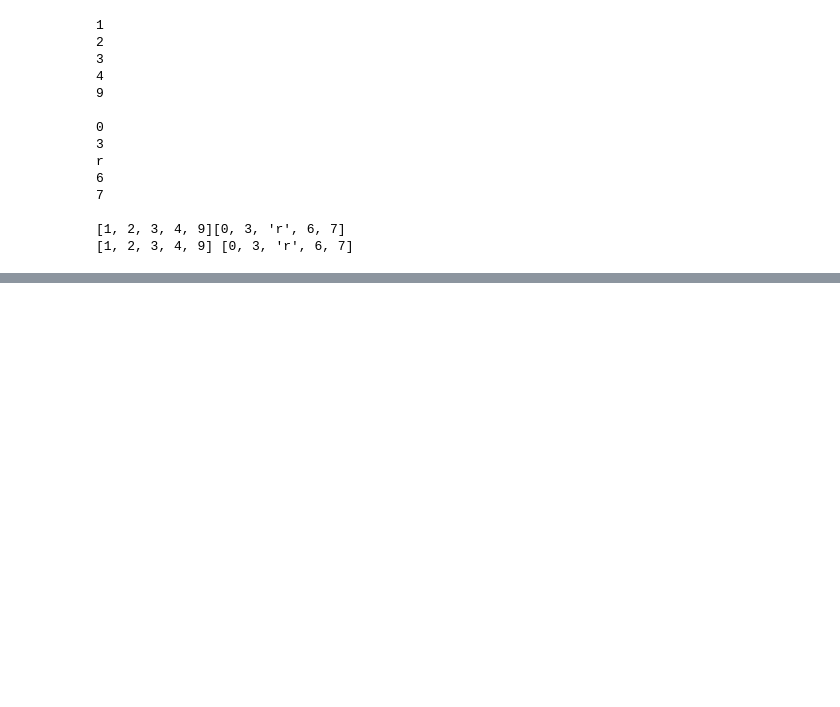
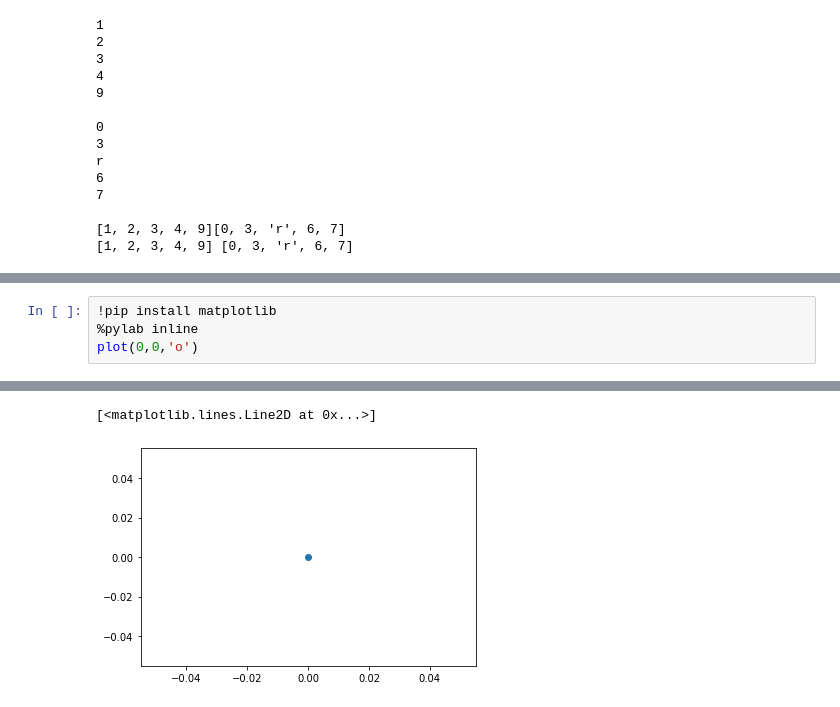
Before and after one commit to wangnan31415926/AI-, a Jupyter notebook: wn .ipynb, the cells around one changed output, grey strips where cells are left out. Saved outputs shown, nothing was run; the diff lists cells and outputs as text; blank space fills up the shorter version.

```diff
--- a/wn .ipynb
+++ b/wn .ipynb
@@ -129,0 +161,5 @@ r
+# %%
+!pip install matplotlib
+%pylab inline
+plot(0,0,'o')
+# %% [output]
@@ -129,0 +182,2 @@ r
+[<matplotlib.lines.Line2D at 0x...>]
+[figure, added]
```
Also changed, not shown: parts of 4 cells of this notebook.
